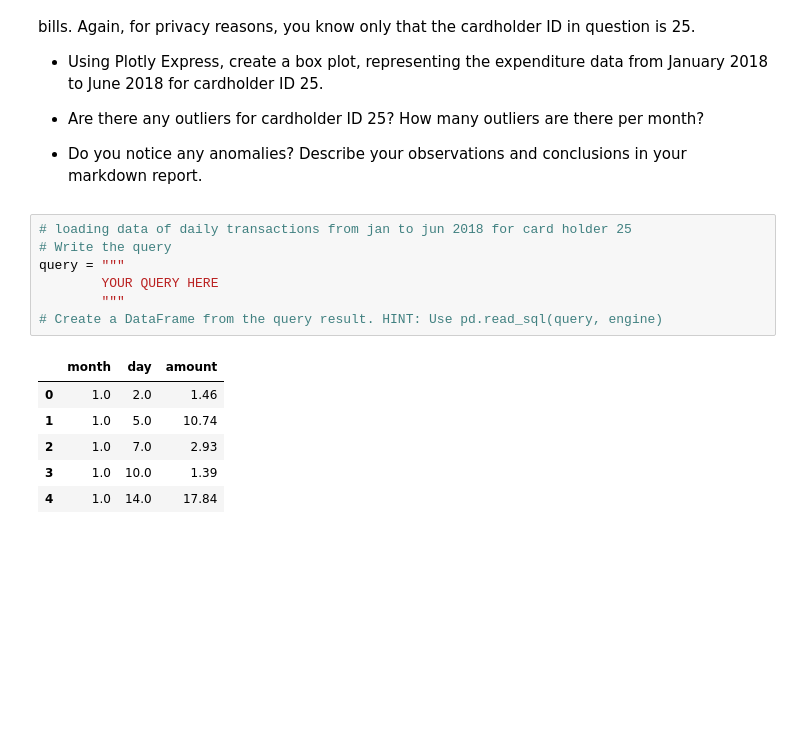
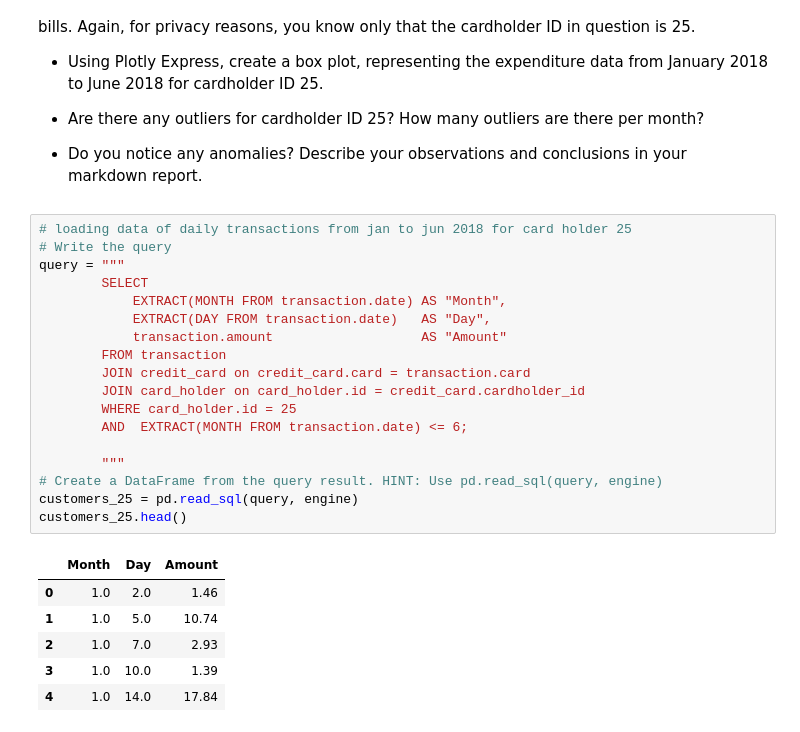
Before and after one commit to Nithy29/SQL, a Jupyter notebook: Starter_Files/visual_data_analysis.ipynb, the cells around one changed output. Cells and saved outputs as stored; diff of their text form; blank space fills up the shorter version.

```diff
--- a/Starter_Files/visual_data_analysis.ipynb
+++ b/Starter_Files/visual_data_analysis.ipynb
@@ -76,12 +99,23 @@ The CEO of the biggest customer of the firm suspects that someone has used her c
 # %%
 # loading data of daily transactions from jan to jun 2018 for card holder 25
 # Write the query
 query = """
-        YOUR QUERY HERE
+        SELECT
+            EXTRACT(MONTH FROM transaction.date) AS "Month",
+            EXTRACT(DAY FROM transaction.date)   AS "Day",
+            transaction.amount                   AS "Amount"
+        FROM transaction
+        JOIN credit_card on credit_card.card = transaction.card
+        JOIN card_holder on card_holder.id = credit_card.cardholder_id
+        WHERE card_holder.id = 25
+        AND  EXTRACT(MONTH FROM transaction.date) <= 6;
+
         """
 # Create a DataFrame from the query result. HINT: Use pd.read_sql(query, engine)
+customers_25 = pd.read_sql(query, engine)
+customers_25.head()
 # %% [output]
-|  | month | day | amount |
+|  | Month | Day | Amount |
 | 0 | 1.0 | 2.0 | 1.46 |
 | 1 | 1.0 | 5.0 | 10.74 |
 | 2 | 1.0 | 7.0 | 2.93 |
```
Also changed, not shown: parts of 11 cells of this notebook.
